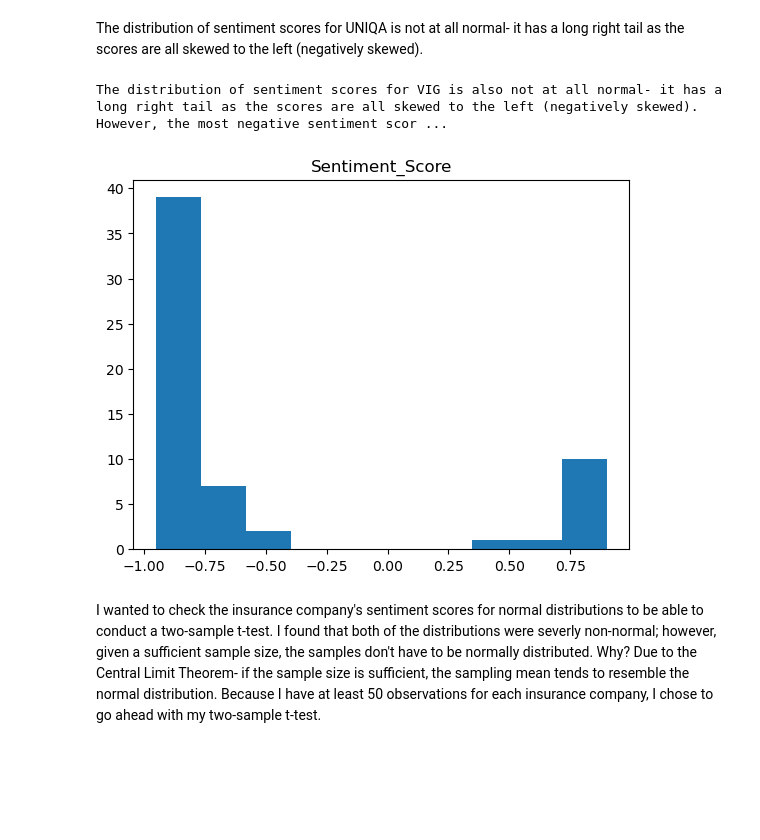
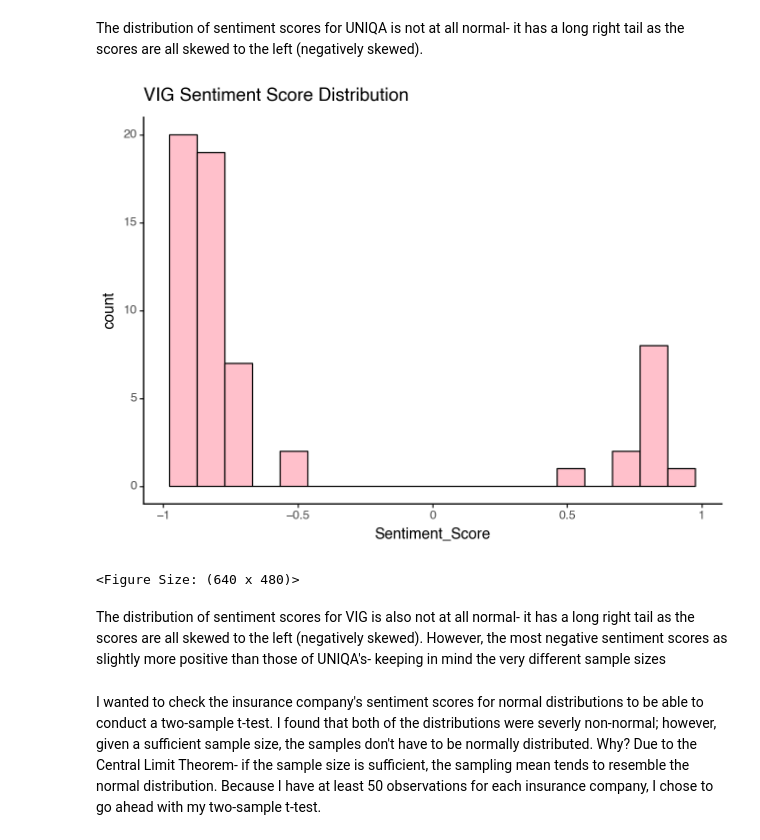
Before and after one commit to corinne167225/Capstone_UNIQA, a Jupyter notebook: VIG (Wienerstädtische) Trustpilot Reviews AND UNIQA Comparison.ipynb, the cells around one changed output. Drawn from its saved outputs; the diff is of its cells as text; code cells hidden in the pictures; blank space fills up the shorter version.

```diff
--- a/VIG (Wienerstädtische) Trustpilot Reviews AND UNIQA Comparison.ipynb
+++ b/VIG (Wienerstädtische) Trustpilot Reviews AND UNIQA Comparison.ipynb
@@ -327,15 +329,13 @@ t_stat, p_value = stats.ttest_ind(vig_sentiment_scores, uniqa_sentiment_scores,
 The distribution of sentiment scores for UNIQA is not at all normal- it has a long right tail as the scores are all skewed to the left (negatively skewed).
 # %%
 #Histogram showing distribution of Sentiment Scores for VIG (x axis = sentiment scores, y axis = count)
-(ggplot(vig_table_total, aes(x = 'Sentiment_Score')) + geom_histogram(color = 'red', fill = 'lightblue')
- + theme_classic() + labs (title = 'UNIQA Sentiment Score Distribution'))
+(ggplot(vig_table_total, aes(x = 'Sentiment_Score')) + geom_histogram(color = 'black', fill = 'pink')
+ + theme_classic() + labs (title = 'VIG Sentiment Score Distribution'))
+# %% [output]
+[figure, added]
+<Figure Size: (640 x 480)>
-# %%
-#Histogram showing distribution of Sentiment Scores for VIG (x axis = sentiment scores, y axis = count)
-vig_table_total.hist(column='Sentiment_Score', grid = False)
-print("The distribution of sentiment scores for VIG is also not at all normal- it has a long right tail as the scores are all skewed to the left (negatively skewed). However, the most negative sentiment scores as slightly more positive than those of UNIQA's- keeping in mind the very different sample sizes")
-# %% [output]
-The distribution of sentiment scores for VIG is also not at all normal- it has a long right tail as the scores are all skewed to the left (negatively skewed). However, the most negative sentiment scor ...
-[figure, removed]
+# %% [markdown]
+The distribution of sentiment scores for VIG is also not at all normal- it has a long right tail as the scores are all skewed to the left (negatively skewed). However, the most negative sentiment scores as slightly more positive than those of UNIQA's- keeping in mind the very different sample sizes
 # %% [markdown]
 I wanted to check the insurance company's sentiment scores for normal distributions to be able to conduct a two-sample t-test. I found that both of the distributions were severly non-normal; however, given a sufficient sample size, the samples don't have to be normally distributed. Why? Due to the Central Limit Theorem- if the sample size is sufficient, the sampling mean tends to resemble the normal distribution. Because I have at least 50 observations for each insurance company, I chose to go ahead with my two-sample t-test.
 # %%
```
Also changed, not shown: parts of 13 cells of this notebook.
